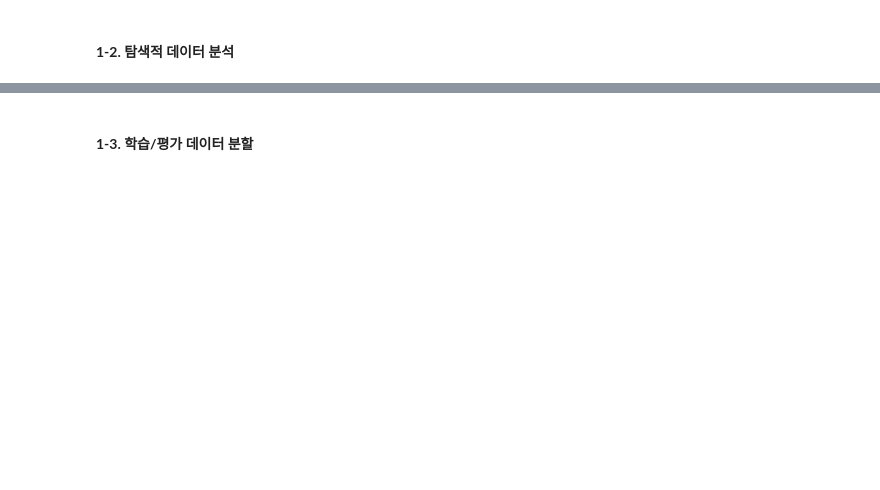
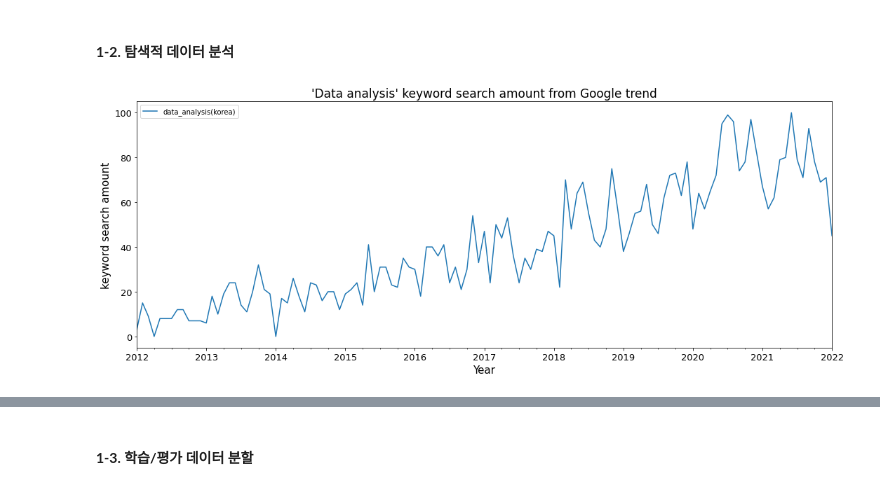
Before and after one commit to ku-sungsukim/2024-LGElec-Day4, a Jupyter notebook: 03-TimeSeries-Regression1-Solutions.ipynb, the cells around one changed output, grey strips where cells are left out. Cells and saved outputs as stored; diff of their text form; code cells hidden in the pictures; blank space fills up the shorter version.

```diff
--- a/03-TimeSeries-Regression1-Solutions.ipynb
+++ b/03-TimeSeries-Regression1-Solutions.ipynb
@@ -83,25 +127,26 @@ data
 # %%
 """ 탐색적 데이터 분석: 데이터 시각화를 통해 시계열 형태 확인 """
 
 """
 Q1. 변수 data_analysis(korea)의 시간에 따른 추세 시각화
  - Figure 크기: (15, 6)
  - x축 및 y축 눈금의 폰트크기 모두 13으로 지정
  - Figure 제목은 'Data analysis' keyword search amount from Google trend, 폰트크기는 17로 지정
  - x축 및 y축 레이블의 폰트크기는 모두 15로 지정하며, 레이블 이름은 각각 Year와 keyword search amount로 지정
 """
 
 data.plot(figsize=(15, 6))
 
 plt.xticks(fontsize=13)
 plt.yticks(fontsize=13)
-plt.legend('')
 
 plt.title("'Data analysis' keyword search amount from Google trend", fontsize=17)
 plt.xlabel('Year', fontsize=15)
 plt.ylabel('keyword search amount', fontsize=15)
 plt.tight_layout()
 plt.show()
+# %% [output]
+[figure, added]
 # %%
 """ 탐색적 데이터 분석: 시계열 분해 """
 
```
Also changed, not shown: parts of 25 cells of this notebook, 5 other files.
